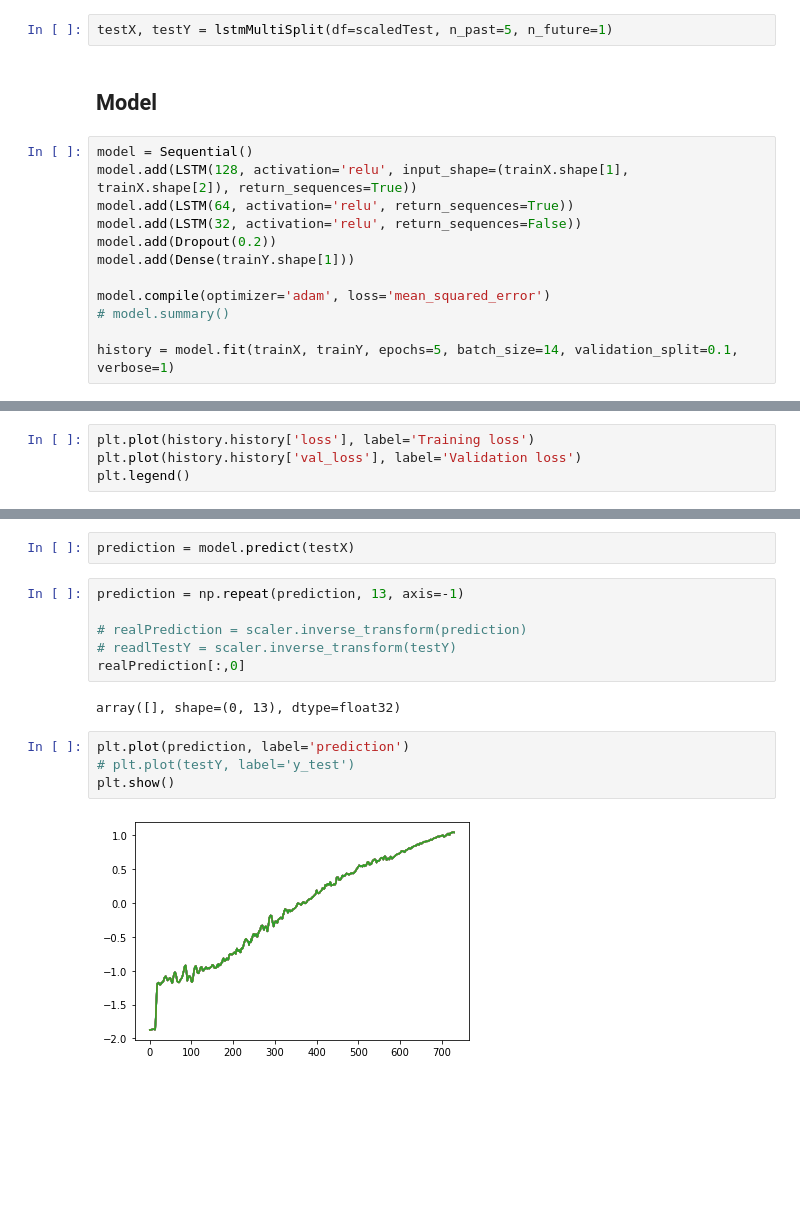
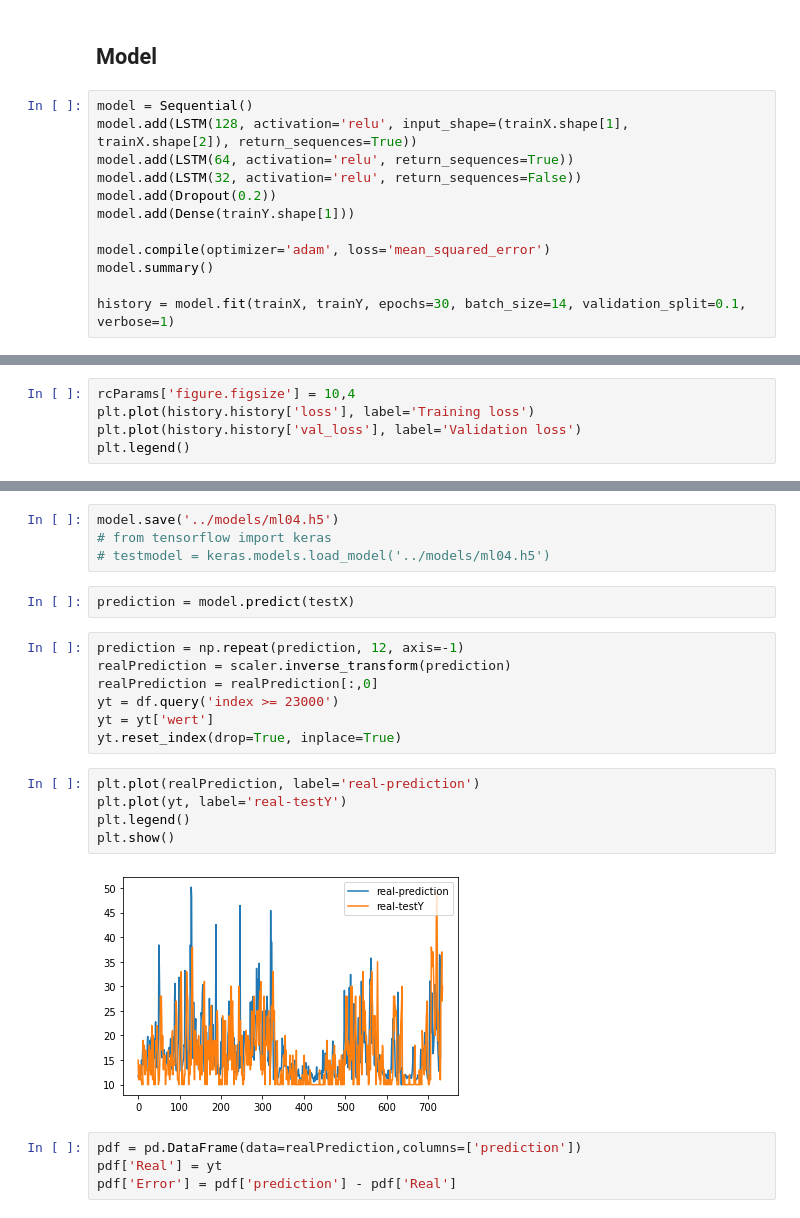
Before and after one commit to YashRevannavar/Auto-ML-On-De-Pollution, a Jupyter notebook: script/ml04.ipynb, the cells around one changed output, grey strips where cells are left out. Saved outputs shown, nothing was run; the diff lists cells and outputs as text; blank space fills up the shorter version.

```diff
--- a/script/ml04.ipynb
+++ b/script/ml04.ipynb
@@ -94,5 +69,3 @@ trainX, trainY = lstmMultiSplit(df=scaledDf, n_past=5, n_future=1)
-# %%
-testX, testY = lstmMultiSplit(df=scaledTest, n_past=5, n_future=1)
 # %% [markdown]
 ## Model
 # %%
@@ -104,7 +77,7 @@ model.add(Dropout(0.2))
 model.add(Dense(trainY.shape[1]))
 
 model.compile(optimizer='adam', loss='mean_squared_error')
-# model.summary()
+model.summary()
 
-history = model.fit(trainX, trainY, epochs=5, batch_size=14, validation_split=0.1, verbose=1)
+history = model.fit(trainX, trainY, epochs=30, batch_size=14, validation_split=0.1, verbose=1)
 # %% [output]
@@ -121,4 +101,5 @@ Epoch 5/5
 # %%
+rcParams['figure.figsize'] = 10,4
 plt.plot(history.history['loss'], label='Training loss')
 plt.plot(history.history['val_loss'], label='Validation loss')
 plt.legend()
@@ -135,16 +109,24 @@ plt.legend()
+# %%
+model.save('../models/ml04.h5')
+# from tensorflow import keras
+# testmodel = keras.models.load_model('../models/ml04.h5')
 # %%
 prediction = model.predict(testX)
 # %%
-prediction = np.repeat(prediction, 13, axis=-1)
-
-# realPrediction = scaler.inverse_transform(prediction)
-# readlTestY = scaler.inverse_transform(testY)
-realPrediction[:,0]
+prediction = np.repeat(prediction, 12, axis=-1)
+realPrediction = scaler.inverse_transform(prediction)
+realPrediction = realPrediction[:,0]
+yt = df.query('index >= 23000')
+yt = yt['wert']
+yt.reset_index(drop=True, inplace=True)
-# %% [output]
-array([], shape=(0, 13), dtype=float32)
 # %%
-plt.plot(prediction, label='prediction')
-# plt.plot(testY, label='y_test')
+plt.plot(realPrediction, label='real-prediction')
+plt.plot(yt, label='real-testY')
+plt.legend()
 plt.show()
 # %% [output]
-[figure, old version]
+[figure, new version]
+# %%
+pdf = pd.DataFrame(data=realPrediction,columns=['prediction'])
+pdf['Real'] = yt
+pdf['Error'] = pdf['prediction'] - pdf['Real']
```
Also changed, not shown: parts of 16 cells of this notebook, 6 other files.
